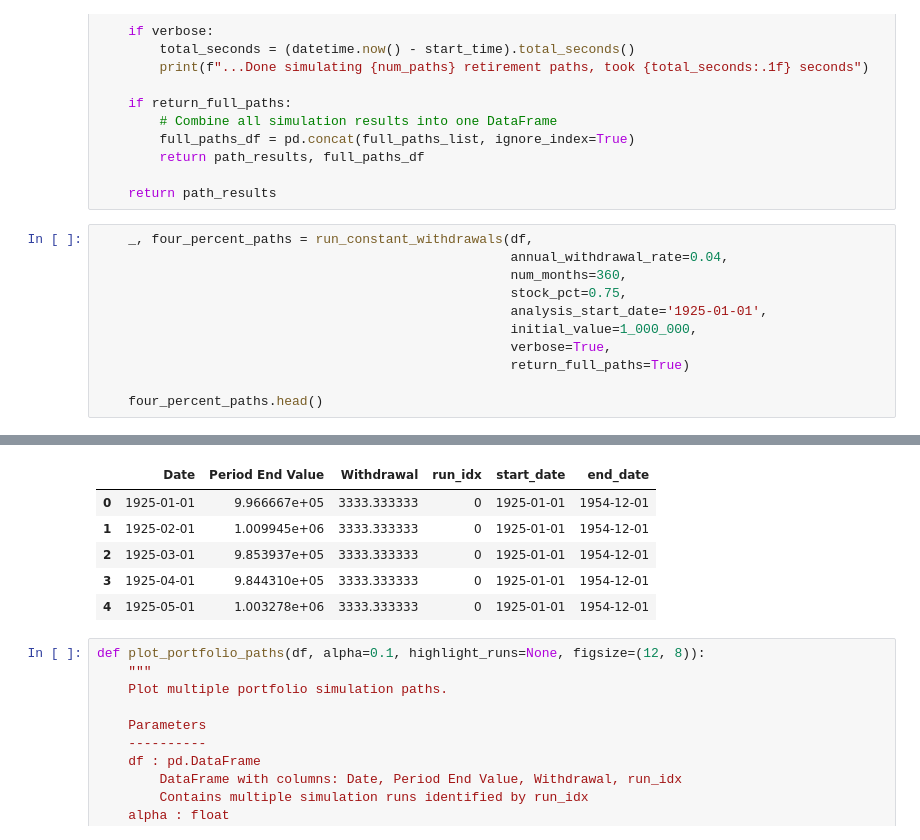
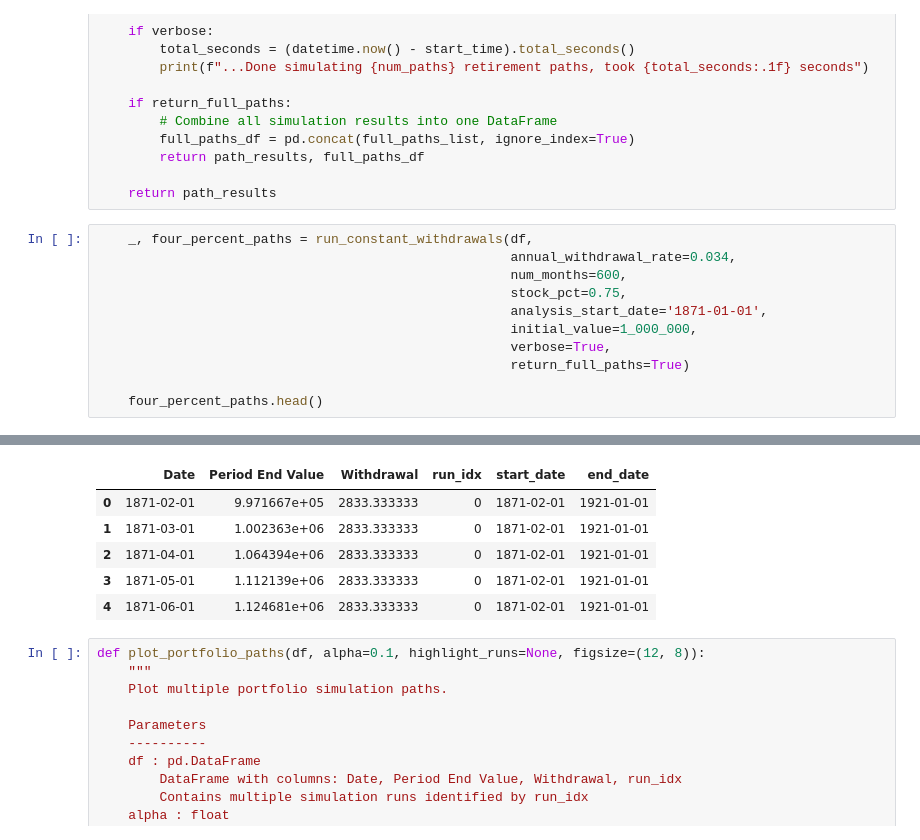
Before and after one commit to rogercost/fire-guardrails, a Jupyter notebook: Guardrails.ipynb, the cells around one changed output, grey strips where cells are left out. Cells and saved outputs as stored; diff of their text form.

```diff
--- a/Guardrails.ipynb
+++ b/Guardrails.ipynb
@@ -417,10 +415,10 @@ def run_constant_withdrawals(df, annual_withdrawal_rate, num_months, stock_pct=0
     return path_results
 # %%
     _, four_percent_paths = run_constant_withdrawals(df,
-                                                     annual_withdrawal_rate=0.04,
-                                                     num_months=360,
+                                                     annual_withdrawal_rate=0.034,
+                                                     num_months=600,
                                                      stock_pct=0.75,
-                                                     analysis_start_date='1925-01-01',
+                                                     analysis_start_date='1871-01-01',
                                                      initial_value=1_000_000,
                                                      verbose=True,
                                                      return_full_paths=True)
@@ -432,9 +430,9 @@ def run_constant_withdrawals(df, annual_withdrawal_rate, num_months, stock_pct=0
 |  | Date | Period End Value | Withdrawal | run_idx | start_date | end_date |
-| 0 | 1925-01-01 | 9.966667e+05 | 3333.333333 | 0 | 1925-01-01 | 1954-12-01 |
-| 1 | 1925-02-01 | 1.009945e+06 | 3333.333333 | 0 | 1925-01-01 | 1954-12-01 |
-| 2 | 1925-03-01 | 9.853937e+05 | 3333.333333 | 0 | 1925-01-01 | 1954-12-01 |
-| 3 | 1925-04-01 | 9.844310e+05 | 3333.333333 | 0 | 1925-01-01 | 1954-12-01 |
-| 4 | 1925-05-01 | 1.003278e+06 | 3333.333333 | 0 | 1925-01-01 | 1954-12-01 |
+| 0 | 1871-02-01 | 9.971667e+05 | 2833.333333 | 0 | 1871-02-01 | 1921-01-01 |
+| 1 | 1871-03-01 | 1.002363e+06 | 2833.333333 | 0 | 1871-02-01 | 1921-01-01 |
+| 2 | 1871-04-01 | 1.064394e+06 | 2833.333333 | 0 | 1871-02-01 | 1921-01-01 |
+| 3 | 1871-05-01 | 1.112139e+06 | 2833.333333 | 0 | 1871-02-01 | 1921-01-01 |
+| 4 | 1871-06-01 | 1.124681e+06 | 2833.333333 | 0 | 1871-02-01 | 1921-01-01 |
 # %%
 def plot_portfolio_paths(df, alpha=0.1, highlight_runs=None, figsize=(12, 8)):
     """
```
Also changed, not shown: parts of 9 cells of this notebook.
